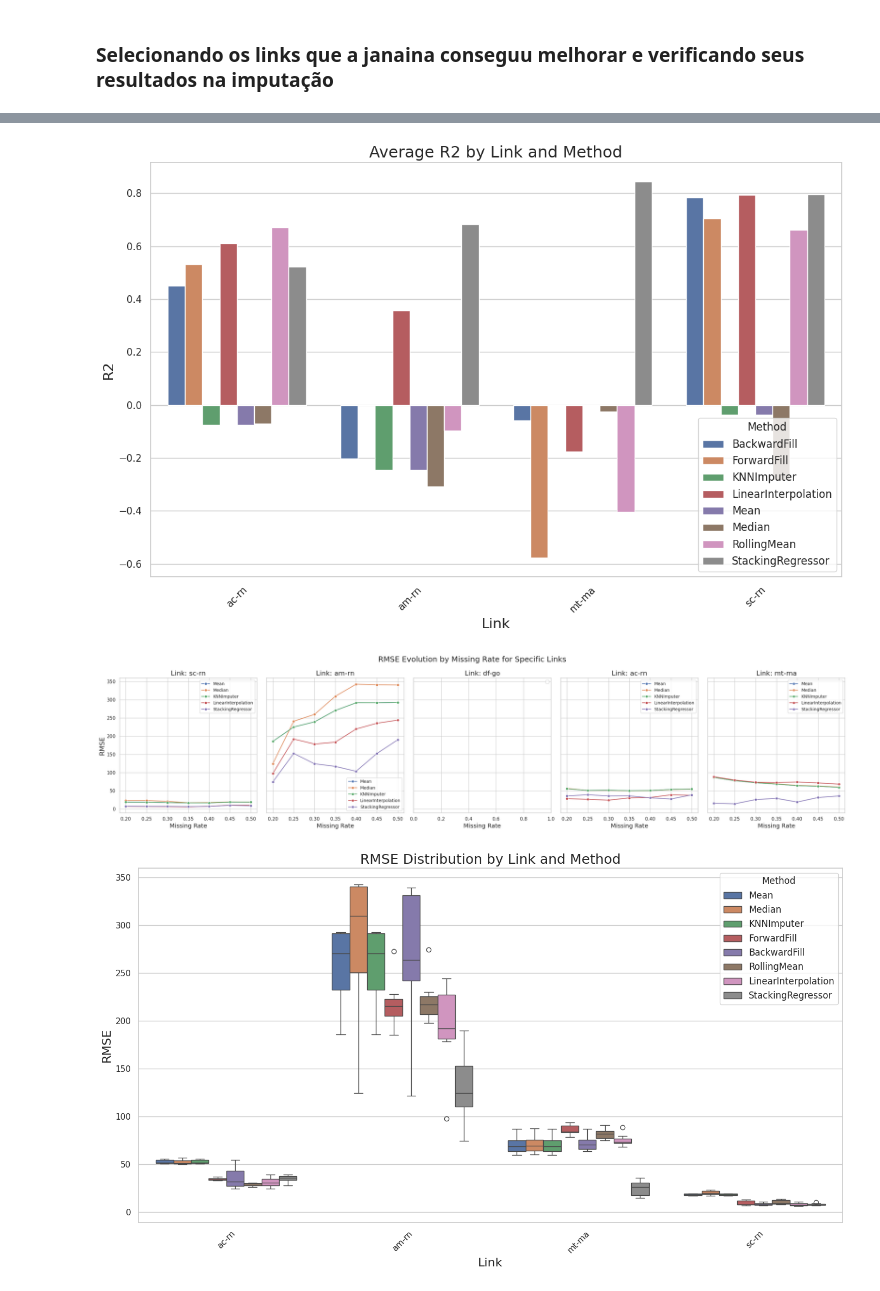
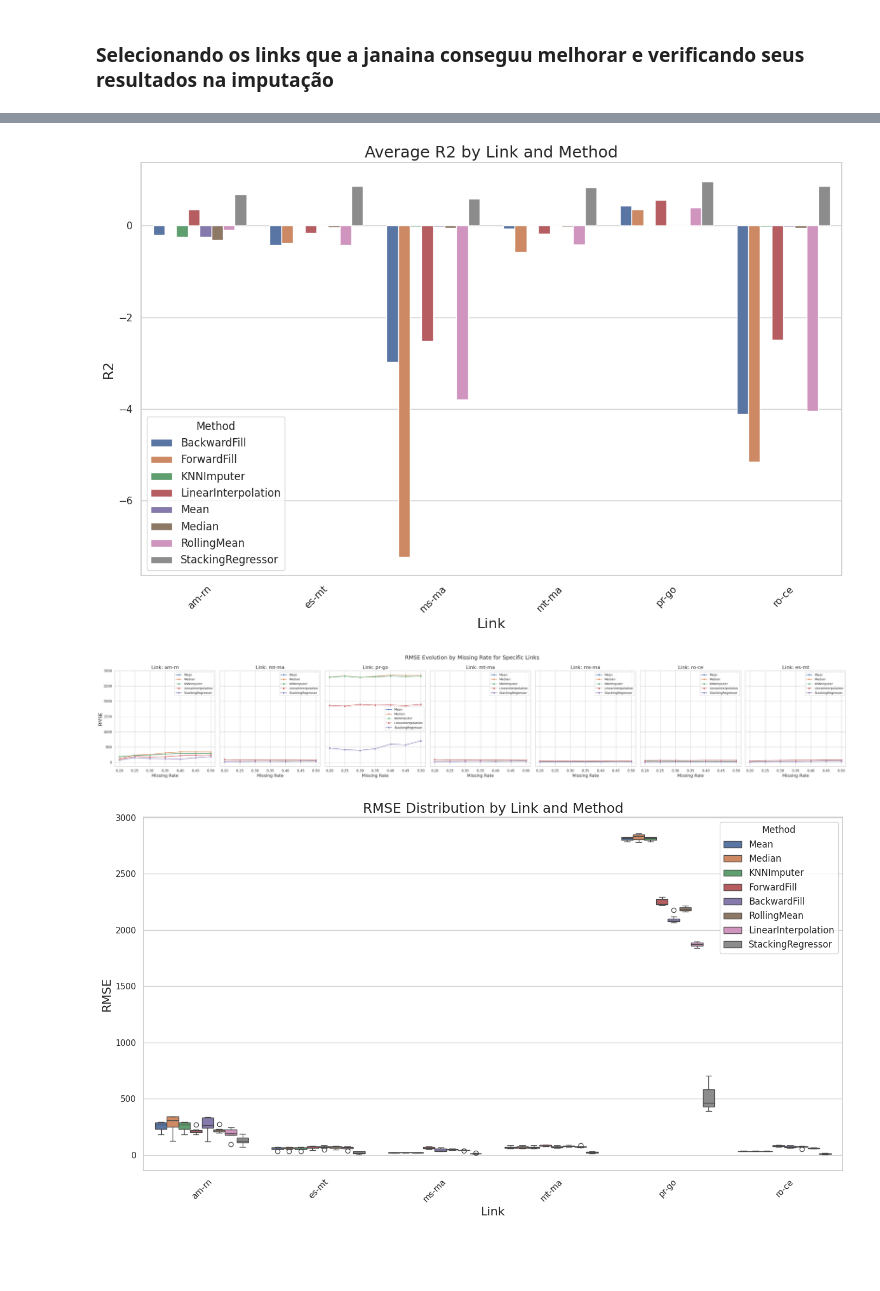
Before and after one commit to LarcesUece/ENHANCED-IMPUTATION-PREDICTION, a Jupyter notebook: code/analysis/analysis.ipynb, the cells around one changed output, grey strips where cells are left out. Drawn from its saved outputs; the diff is of its cells as text; code cells hidden in the pictures; blank space fills up the shorter version.

```diff
--- a/code/analysis/analysis.ipynb
+++ b/code/analysis/analysis.ipynb
@@ -1470,11 +1488,8 @@ json_path = Path("../../results/metrics_summary_final.json")
 # LISTA DE LINKS QUE VOCÊ QUER ANALISAR
 # Substitua pela sua lista de links
 target_links = [
-    "sc-rn",
     "am-rn",
-    "df-go",
-    "ac-rn",
-    "mt-ma"
+    "mt-ma", 'pr-go', 'mt-ma', 'ms-ma', 'ro-ce', 'es-mt'
 ]
 
 # Métodos selecionados
@@ -1526,3 +1541,3 @@ Best MAPE: StackingRegressor (1.934)
-[figure, old version]
+[figure, new version]
-[figure, old version]
+[figure, new version]
-[figure, old version]
+[figure, new version]
```
Also changed, not shown: parts of 4 cells of this notebook, 8 other files.
